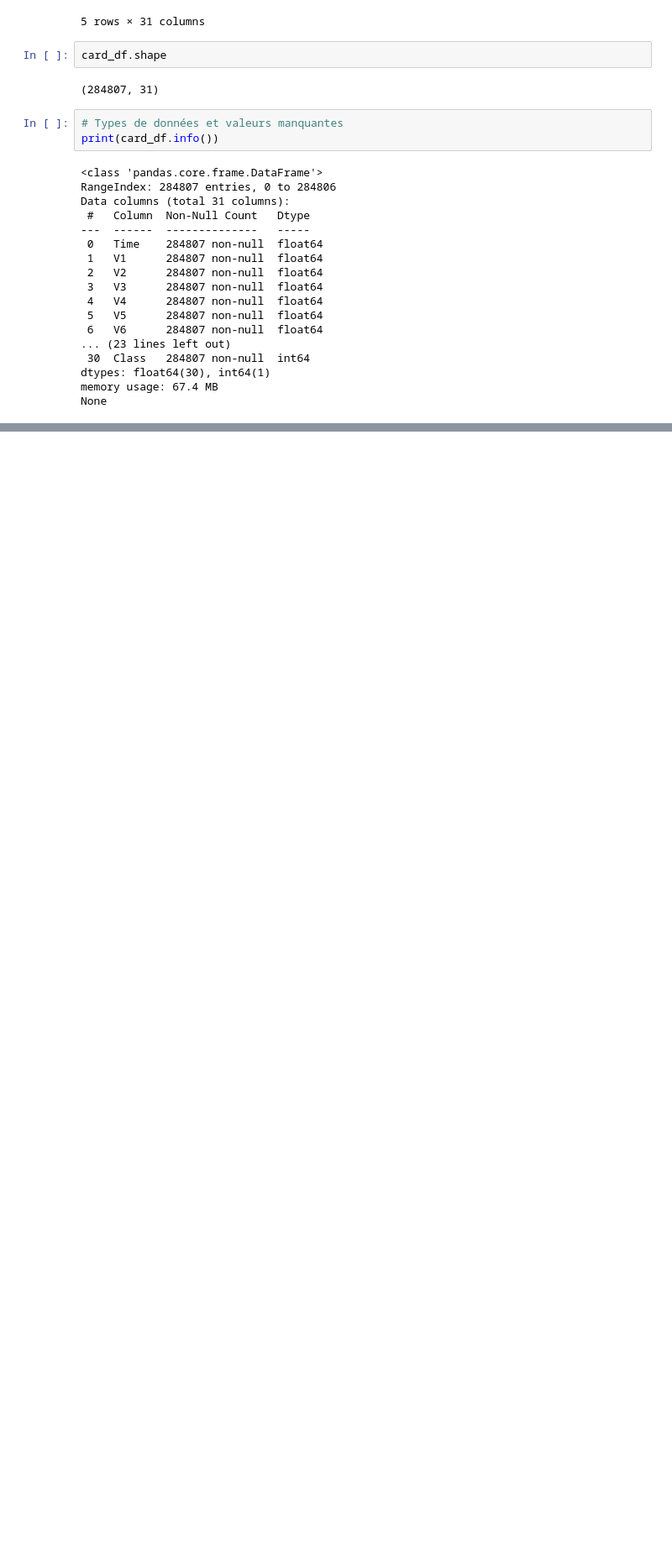
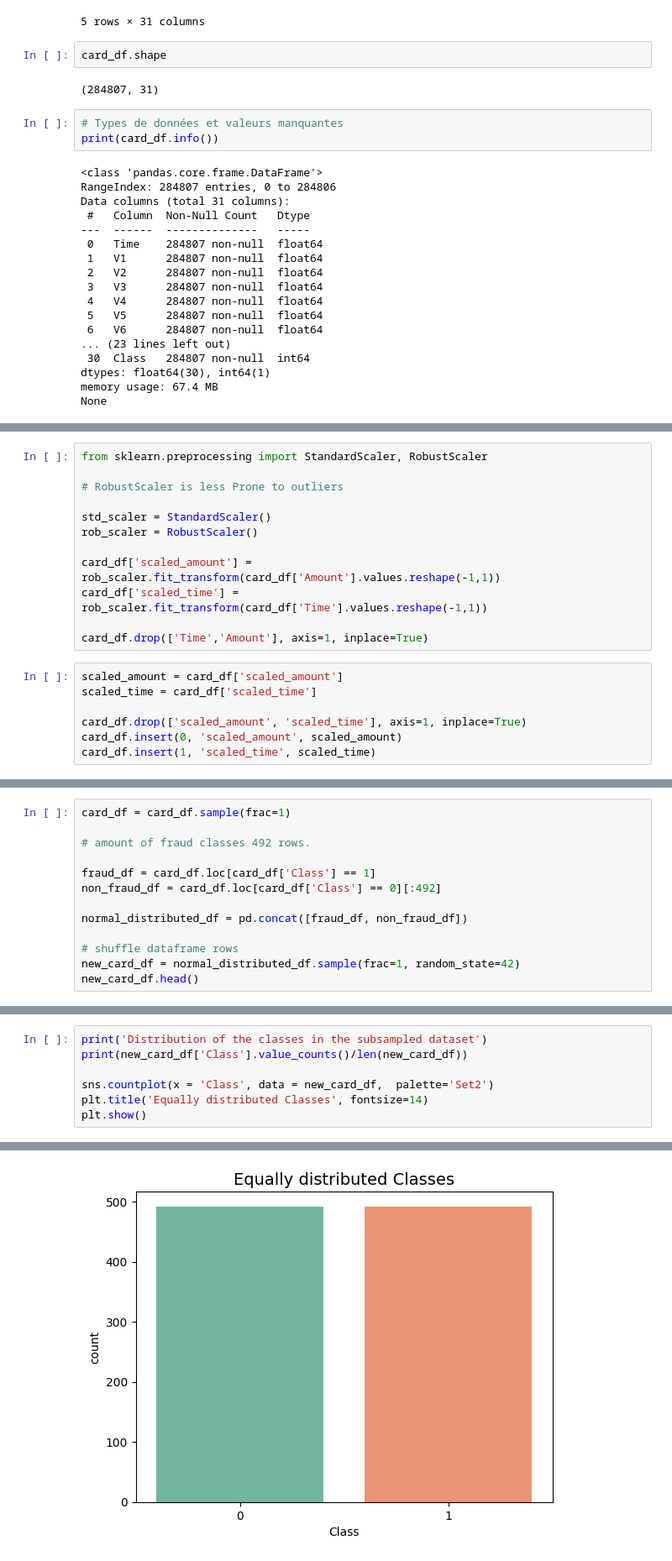
Before and after one commit to yann200/Credit-card-fraud-detection, a Jupyter notebook: notebook/fraud_detection.ipynb, the cells around one changed output, grey strips where cells are left out. Shown: that part at 84% size. Saved outputs shown, nothing was run; the diff lists cells and outputs as text; blank space fills up the shorter version.

Commit message:
analyse exploratoire des donnees + gesrion des outliers

```diff
--- a/notebook/fraud_detection.ipynb
+++ b/notebook/fraud_detection.ipynb
@@ -107,0 +185,19 @@ display(card_df.describe())
+# %%
+from sklearn.preprocessing import StandardScaler, RobustScaler
+
+# RobustScaler is less Prone to outliers
+
+std_scaler = StandardScaler()
+rob_scaler = RobustScaler()
+
+card_df['scaled_amount'] = rob_scaler.fit_transform(card_df['Amount'].values.reshape(-1,1))
+card_df['scaled_time'] = rob_scaler.fit_transform(card_df['Time'].values.reshape(-1,1))
+
+card_df.drop(['Time','Amount'], axis=1, inplace=True)
+# %%
+scaled_amount = card_df['scaled_amount']
+scaled_time = card_df['scaled_time']
+
+card_df.drop(['scaled_amount', 'scaled_time'], axis=1, inplace=True)
+card_df.insert(0, 'scaled_amount', scaled_amount)
+card_df.insert(1, 'scaled_time', scaled_time)
@@ -107,0 +268,13 @@ display(card_df.describe())
+# %%
+card_df = card_df.sample(frac=1)
+
+# amount of fraud classes 492 rows.
+
+fraud_df = card_df.loc[card_df['Class'] == 1]
+non_fraud_df = card_df.loc[card_df['Class'] == 0][:492]
+
+normal_distributed_df = pd.concat([fraud_df, non_fraud_df])
+
+# shuffle dataframe rows
+new_card_df = normal_distributed_df.sample(frac=1, random_state=42)
+new_card_df.head()
@@ -107,0 +291,8 @@ display(card_df.describe())
+# %%
+print('Distribution of the classes in the subsampled dataset')
+print(new_card_df['Class'].value_counts()/len(new_card_df))
+
+sns.countplot(x = 'Class', data = new_card_df,  palette='Set2')
+plt.title('Equally distributed Classes', fontsize=14)
+plt.show()
+# %% [output]
@@ -107,0 +304 @@ display(card_df.describe())
+[figure, added]
```
Also changed, not shown: parts of 34 cells of this notebook, 1 other file.
